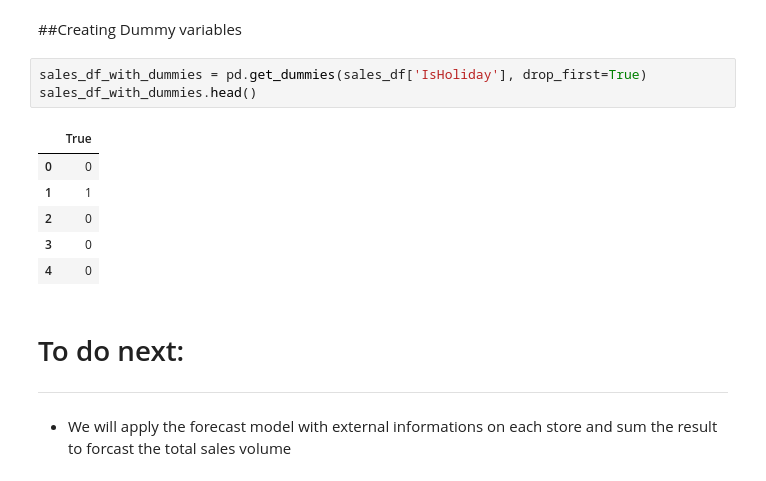
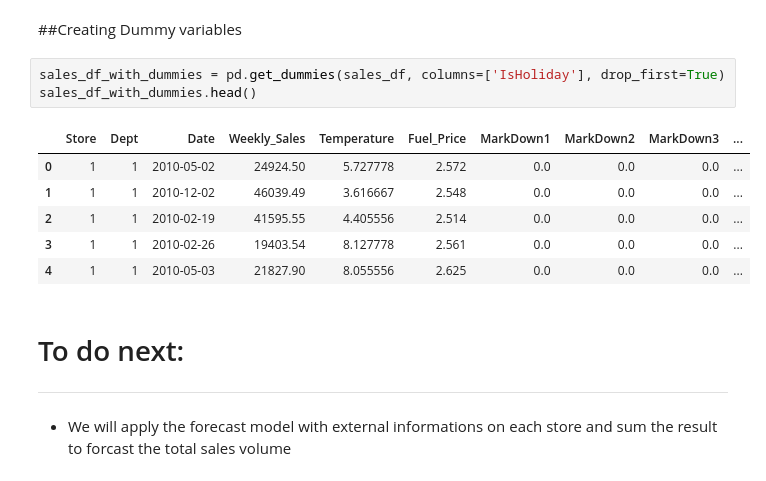
Before and after one commit to Sinethemba-nongqoto/Research-project, a Jupyter notebook: Analysis_0f_Results.ipynb, the cells around one changed output. Drawn from its saved outputs; the diff is of its cells as text.

```diff
--- a/Analysis_0f_Results.ipynb
+++ b/Analysis_0f_Results.ipynb
@@ -525,15 +525,15 @@ The model including the external variables improve the accuracy of the predictio
 # %% [markdown]
 ##Creating Dummy variables
 # %%
-sales_df_with_dummies = pd.get_dummies(sales_df['IsHoliday'], drop_first=True)
+sales_df_with_dummies = pd.get_dummies(sales_df, columns=['IsHoliday'], drop_first=True)
 sales_df_with_dummies.head()
 # %% [output]
-|  | True |
-| 0 | 0 |
-| 1 | 1 |
-| 2 | 0 |
-| 3 | 0 |
-| 4 | 0 |
+|  | Store | Dept | Date | Weekly_Sales | Temperature | Fuel_Price | MarkDown1 | MarkDown2 | MarkDown3 | ... |
+| 0 | 1 | 1 | 2010-05-02 | 24924.50 | 5.727778 | 2.572 | 0.0 | 0.0 | 0.0 | ... |
+| 1 | 1 | 1 | 2010-12-02 | 46039.49 | 3.616667 | 2.548 | 0.0 | 0.0 | 0.0 | ... |
+| 2 | 1 | 1 | 2010-02-19 | 41595.55 | 4.405556 | 2.514 | 0.0 | 0.0 | 0.0 | ... |
+| 3 | 1 | 1 | 2010-02-26 | 19403.54 | 8.127778 | 2.561 | 0.0 | 0.0 | 0.0 | ... |
+| 4 | 1 | 1 | 2010-05-03 | 21827.90 | 8.055556 | 2.625 | 0.0 | 0.0 | 0.0 | ... |
 # %% [markdown]
 # To do next:
 ---
```
